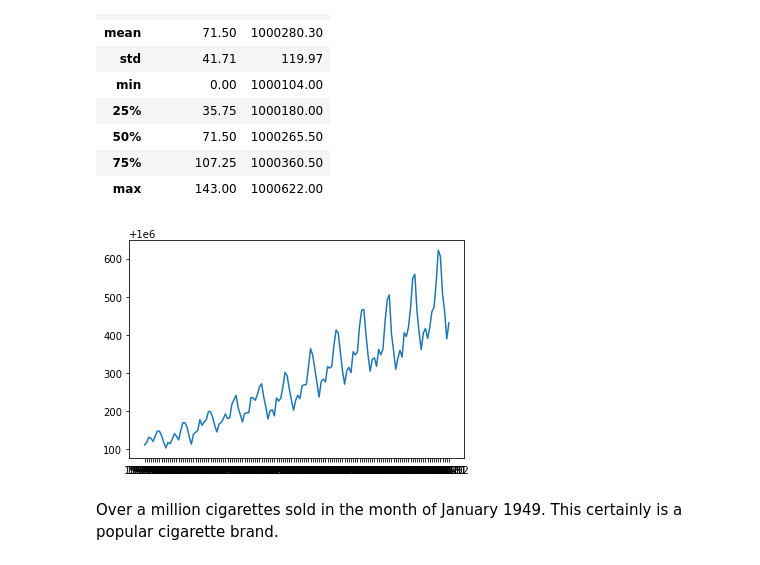
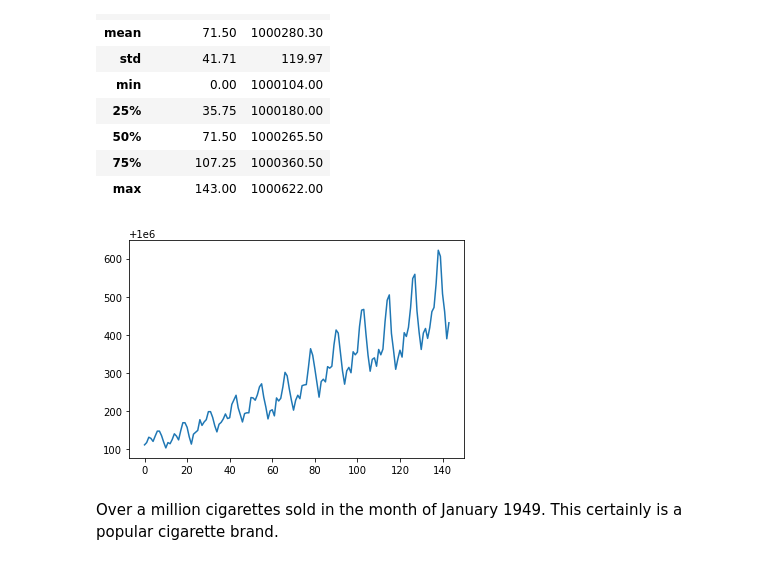
Before and after one commit to Irina512/Cowboys-and-Cigrettes-Case-Study, a Jupyter notebook: Irina -Cowboy Cigarettes Case Study.ipynb, the cells around one changed output. Saved outputs shown, nothing was run; the diff lists cells and outputs as text; code cells hidden in the pictures.

```diff
--- a/Irina -Cowboy Cigarettes Case Study.ipynb
+++ b/Irina -Cowboy Cigarettes Case Study.ipynb
@@ -103,9 +104,9 @@ cigdata.describe()
 # %%
 # Have a quick look at the time series
 
-_=plt.plot( cigdata['Time'],cigdata['#CigSales'])
+_=plt.plot(cigdata['#CigSales'])
 # %% [output]
-[figure, old version]
+[figure, new version]
 # %% [markdown]
 Over a million cigarettes sold in the month of January 1949. This certainly is a popular cigarette brand.
 # %% [markdown]
```
Also changed, not shown: parts of 23 cells of this notebook.
